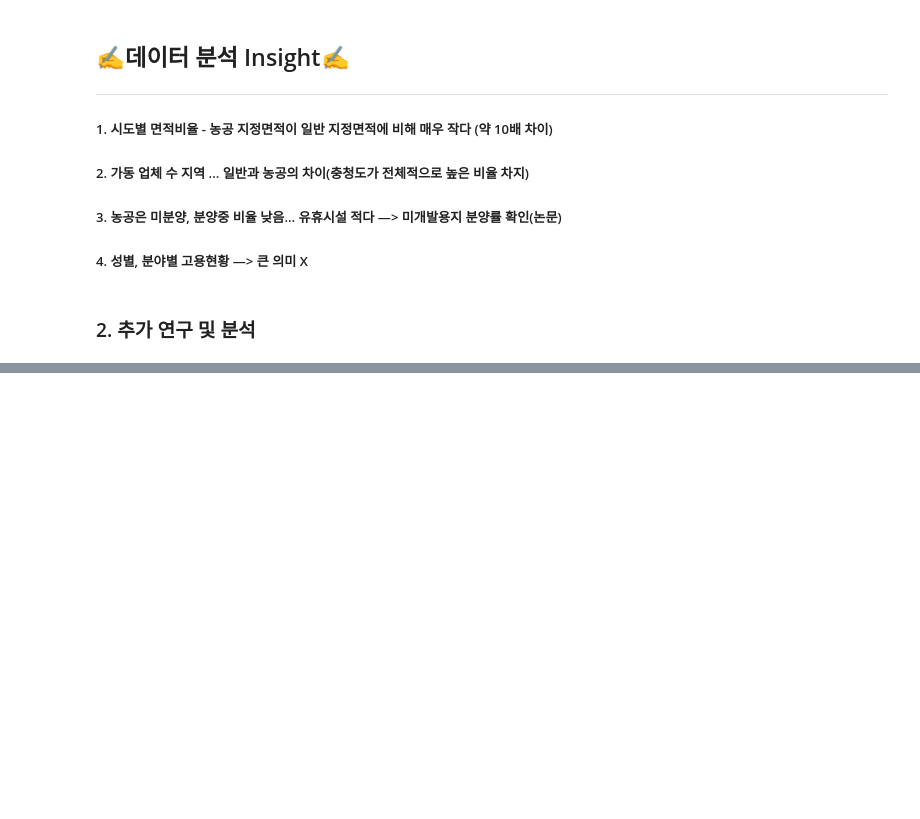
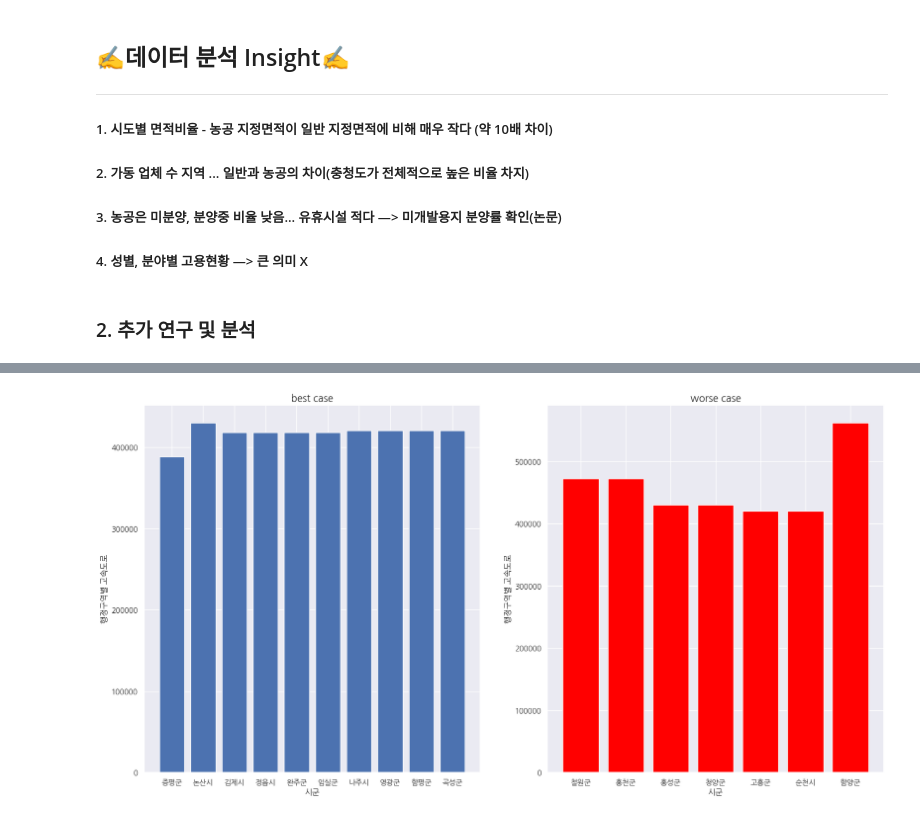
Before and after one commit to ben8169/Project, a Jupyter notebook: 한국산업단지공단_데이터분석/데분기 팀프로젝트.ipynb, the cells around one changed output, grey strips where cells are left out. Cells and saved outputs as stored; diff of their text form; code cells hidden in the pictures; blank space fills up the shorter version.

```diff
--- a/한국산업단지공단_데이터분석/데분기 팀프로젝트.ipynb
+++ b/한국산업단지공단_데이터분석/데분기 팀프로젝트.ipynb
@@ -518,0 +603,3 @@ a,b
+# %%
+df_fil3['시군 철도 역 개수'] = [1,0,2,0,0,0,2,0]
+df_fil3
@@ -518,0 +621,6 @@ a,b
+# %%
+#각 시도별 농공단지 개수 추합
+lst = [len(df2[df2['시군'] == x]) for x in city_list]
+df_fil3['시군 농공단지 개수'] = lst
+worse_case = df_fil3
+worse_case
@@ -518,0 +642,7 @@ a,b
+# %%
+#동일 진행으로 best case 추출
+city_list = ['김제시','정읍시','완주군','임실군','함평군','증평군','논산시','나주시','곡성군','영광군']
+df_fil4 = df_fil1[df_fil1['시군'].isin(city_list)]
+df_fil5 = df_fil4[['유형','시도','시군','단지명','조성상태','지정면적(천제곱미터)','관리면적(천제곱미터)']]
+#영광군 2
+df_fil5
@@ -518,0 +662,8 @@ a,b
+# %%
+df_fil5['행정구역 (도)별 고속도로 (m)'] = [388406,429990,418420,418420,418420,418420,420490,420490,420490,420490,420490]
+df_fil5['시군 철도 역 개수'] = [1,3,1,1,1,2,2,0,1,1,0]
+lst = [len(df2[df2['시군'] == x]) for x in city_list]
+lst.append(lst[-3])
+df_fil5['시군 농공단지 개수'] = lst
+best_case = df_fil5
+best_case
@@ -518,0 +698,20 @@ a,b
+# %%
+#best case와 worse case를 비교
+#x축은 시군, y축은 행정구역별 고속도로
+
+plt.figure(figsize=(20,10))
+plt.subplot(1,2,1)
+plt.title('best case',fontsize = 15)
+plt.xlabel('시군')
+plt.ylabel('행정구역별 고속도로')
+plt.bar(best_case['시군'],best_case['행정구역 (도)별 고속도로 (m)'])
+
+plt.subplot(1,2,2)
+plt.title('worse case',fontsize = 15)
+plt.xlabel('시군')
+plt.ylabel('행정구역별 고속도로')
+plt.bar(worse_case['시군'],worse_case['행정구역 (도)별 고속도로 (m)'], color='red')
+
+plt.show()
+# %% [output]
+[figure, added]
```
Also changed, not shown: parts of 19 cells of this notebook.
